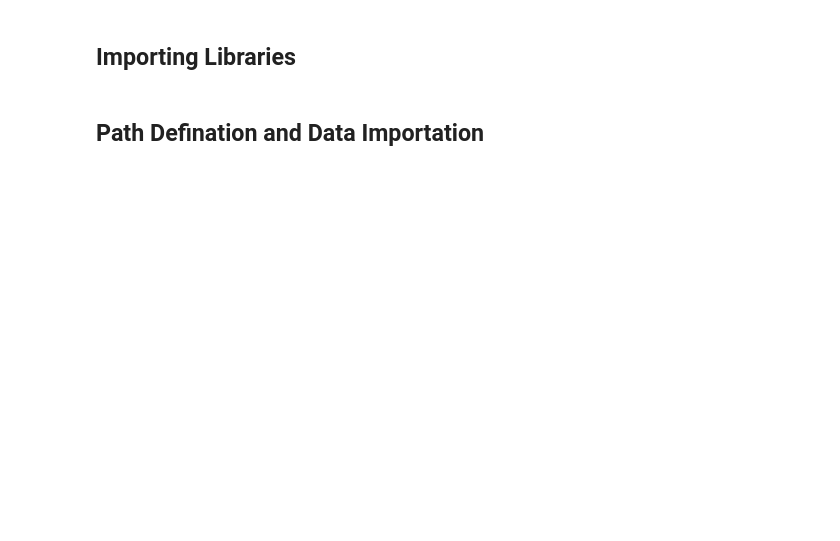
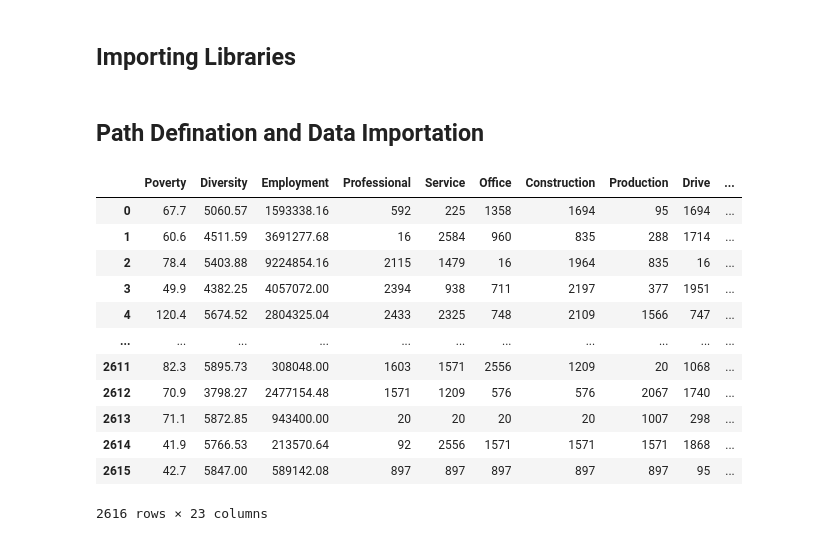
Before and after one commit to isabiiil/TAMU-Datathon--City-Search-Tool, a Jupyter notebook: temp.ipynb, the cells around one changed output. Saved outputs shown, nothing was run; the diff lists cells and outputs as text; code cells hidden in the pictures; blank space fills up the shorter version.

```diff
--- a/temp.ipynb
+++ b/temp.ipynb
@@ -27,3 +27,30 @@ Employment_df = pd.read_csv(os.path.join(Filtered_data_path,'Employment_df.csv')
 Transportation_df = pd.read_csv(os.path.join(Filtered_data_path,'Transportation_df.csv'))
 Employment_ratio_df = pd.read_csv(os.path.join(Filtered_data_path,'Employment_ratio_df.csv'))
 Income_per_capita_df = pd.read_csv(os.path.join(Filtered_data_path,'Income_per_capita_df.csv'))
+# %%
+LOCALPATH = os.getcwd()
+DATAPATH = os.path.join(LOCALPATH,"data")
+FILTERPATH = os.path.join(DATAPATH,"Filtered_data")
+FINAL_PATH = os.path.join(FILTERPATH,"final_data.csv")
+POP_PATH = os.path.join(FILTERPATH,"City_based_population.csv")
+DIV_PATH = os.path.join(FILTERPATH,"Diversity_df.csv")
+# %%
+final_df = pd.read_csv(FINAL_PATH)
+del final_df['Unnamed: 0']
+final_matrix = final_df[final_df.columns[final_df.columns != 'City']]
+# %%
+final_matrix
+# %% [output]
+|  | Poverty | Diversity | Employment | Professional | Service | Office | Construction | Production | Drive | ... |
+| 0 | 67.7 | 5060.57 | 1593338.16 | 592 | 225 | 1358 | 1694 | 95 | 1694 | ... |
+| 1 | 60.6 | 4511.59 | 3691277.68 | 16 | 2584 | 960 | 835 | 288 | 1714 | ... |
+| 2 | 78.4 | 5403.88 | 9224854.16 | 2115 | 1479 | 16 | 1964 | 835 | 16 | ... |
+| 3 | 49.9 | 4382.25 | 4057072.00 | 2394 | 938 | 711 | 2197 | 377 | 1951 | ... |
+| 4 | 120.4 | 5674.52 | 2804325.04 | 2433 | 2325 | 748 | 2109 | 1566 | 747 | ... |
+| ... | ... | ... | ... | ... | ... | ... | ... | ... | ... | ... |
+| 2611 | 82.3 | 5895.73 | 308048.00 | 1603 | 1571 | 2556 | 1209 | 20 | 1068 | ... |
+| 2612 | 70.9 | 3798.27 | 2477154.48 | 1571 | 1209 | 576 | 576 | 2067 | 1740 | ... |
+| 2613 | 71.1 | 5872.85 | 943400.00 | 20 | 20 | 20 | 20 | 1007 | 298 | ... |
+| 2614 | 41.9 | 5766.53 | 213570.64 | 92 | 2556 | 1571 | 1571 | 1571 | 1868 | ... |
+| 2615 | 42.7 | 5847.00 | 589142.08 | 897 | 897 | 897 | 897 | 897 | 95 | ... |
+2616 rows × 23 columns
```
Also changed, not shown: parts of 5 cells of this notebook, 3 other files.
